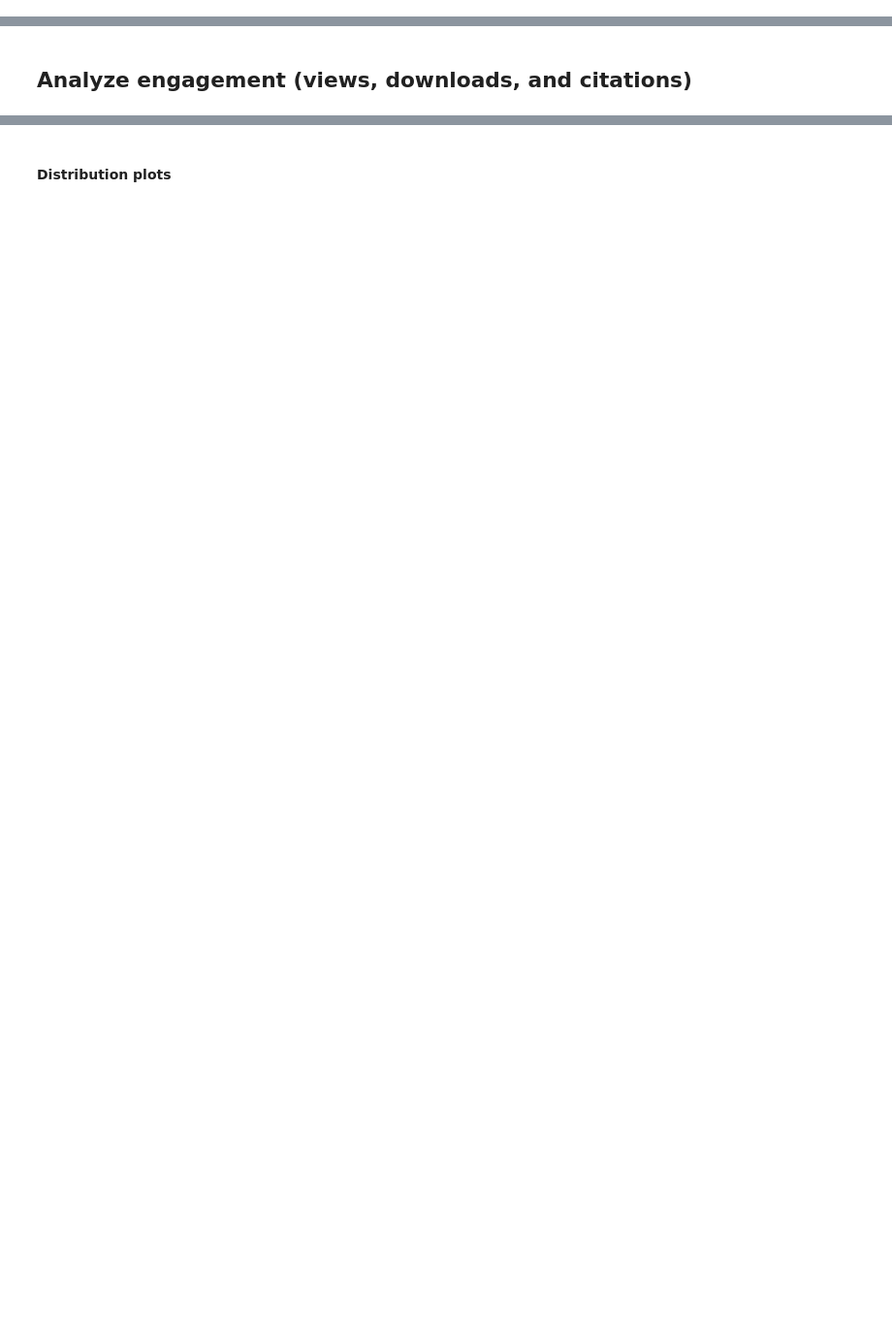
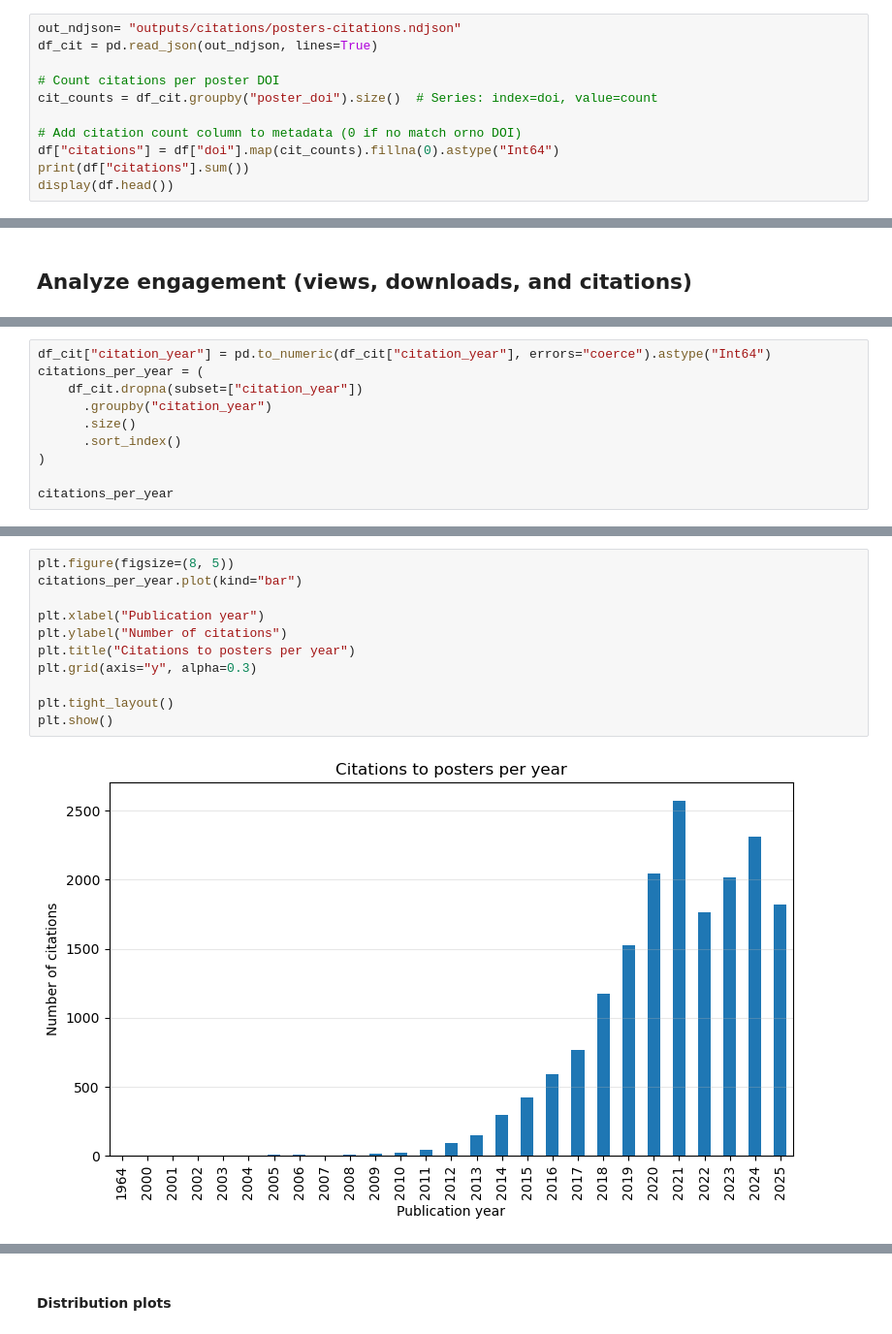
Before and after one commit to fairdataihub/poster-sharing-reuse-paper-code, a Jupyter notebook: poster-reuse.ipynb, the cells around one changed output, grey strips where cells are left out. Shown at 97% size. Cells and saved outputs as stored; diff of their text form; blank space fills up the shorter version.

```diff
--- a/poster-reuse.ipynb
+++ b/poster-reuse.ipynb
@@ -480,0 +481,11 @@ display(summary)
+# %%
+out_ndjson= "outputs/citations/posters-citations.ndjson"
+df_cit = pd.read_json(out_ndjson, lines=True)
+
+# Count citations per poster DOI
+cit_counts = df_cit.groupby("poster_doi").size()  # Series: index=doi, value=count
+
+# Add citation count column to metadata (0 if no match orno DOI)
+df["citations"] = df["doi"].map(cit_counts).fillna(0).astype("Int64")
+print(df["citations"].sum())
+display(df.head())
@@ -505,0 +523,10 @@ Imported data from 39132 posters
+# %%
+df_cit["citation_year"] = pd.to_numeric(df_cit["citation_year"], errors="coerce").astype("Int64")
+citations_per_year = (
+    df_cit.dropna(subset=["citation_year"])
+      .groupby("citation_year")
+      .size()
+      .sort_index()
+)
+
+citations_per_year
@@ -506 +551,14 @@ Imported data from 39132 posters
+# %%
+plt.figure(figsize=(8, 5))
+citations_per_year.plot(kind="bar")
+
+plt.xlabel("Publication year")
+plt.ylabel("Number of citations")
+plt.title("Citations to posters per year")
+plt.grid(axis="y", alpha=0.3)
+
+plt.tight_layout()
+plt.show()
+# %% [output]
+[figure, added]
 # %% [markdown]
```
Also changed, not shown: parts of 17 cells of this notebook, 3 other files.
